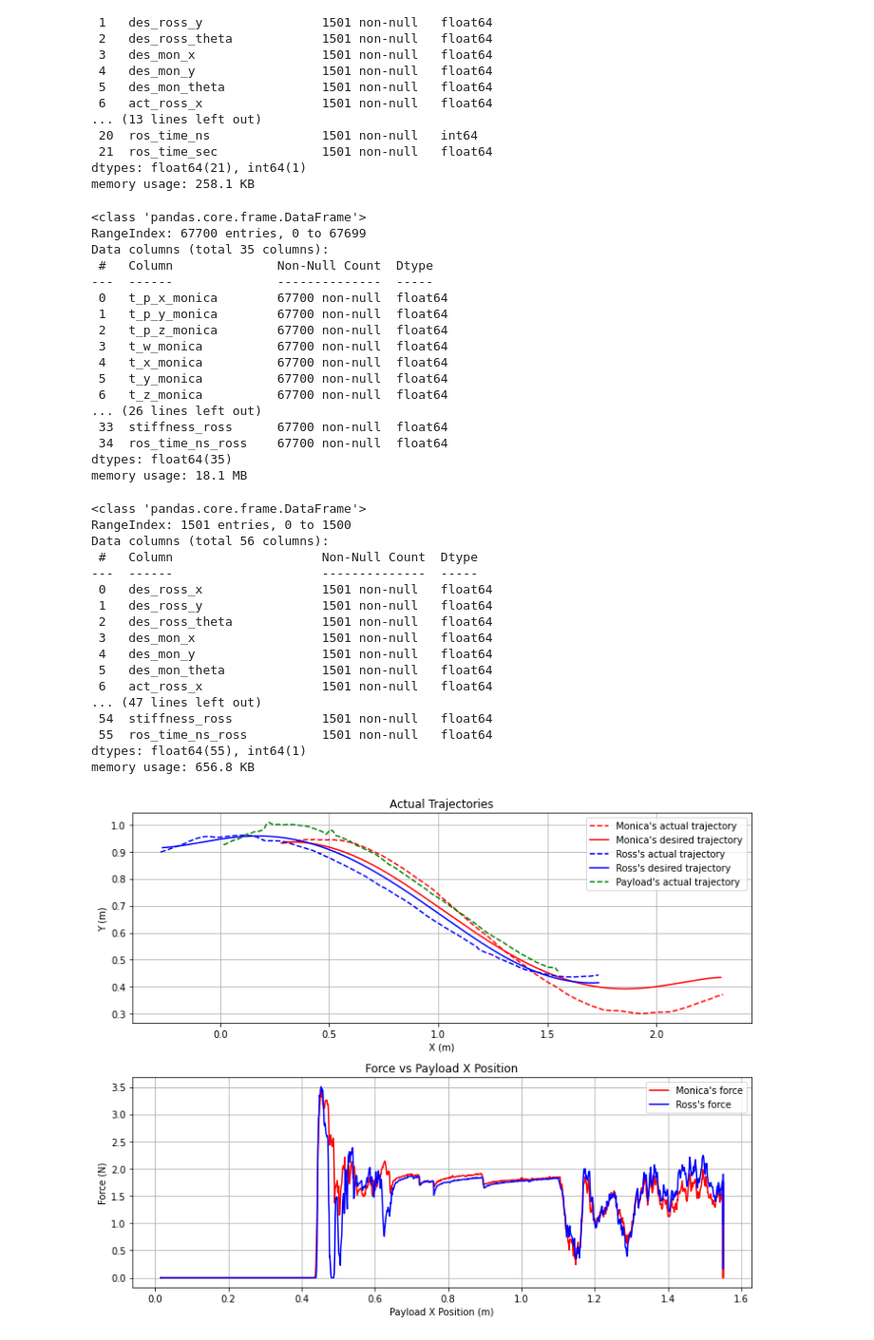
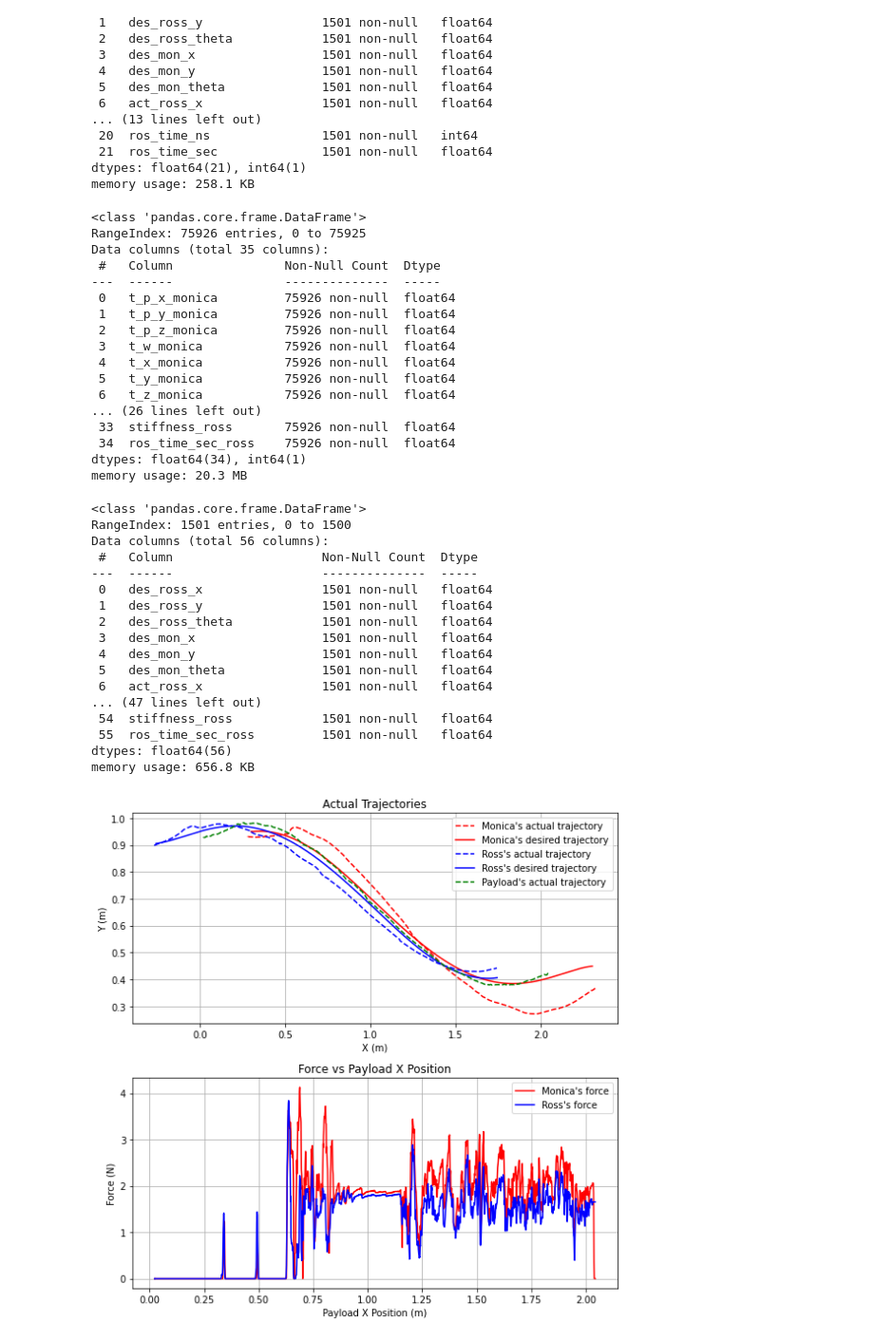
Before and after one commit to BCLab-UNM/MARIAM, a Jupyter notebook: analysis/vicon_experiments/traj_forces_plot.ipynb, the cells around one changed output. Shown: that part at 95% size. Drawn from its saved outputs; the diff is of its cells as text; code cells hidden in the pictures.

Commit message:
updated plot

```diff
--- a/analysis/vicon_experiments/traj_forces_plot.ipynb
+++ b/analysis/vicon_experiments/traj_forces_plot.ipynb
@@ -342,16 +349,14 @@ def plot_stats(
 # %% [markdown]
 ## Plotting / Data Analysis
 # %%
-csv_path = '../../data/08-30_dataset/08-30_a_experiments/08-30_a_trial_01/'
-time_col = 'ros_time_sec'
+csv_path = '../../data/08-30_dataset/08-30_dp_experiments/08-30_dp_trial_02/'
+time_col = 'ros_time_ns'
 norm_time_col = True
+# tolerance = 1_000_000 # 1 ms
+tolerance = 0.001  # 1 ms
 
 traj_df = pd.read_csv(csv_path + 'trajectory_data.csv')
 
-# normalize time column
-if norm_time_col:
-    traj_df[time_col] = (traj_df[time_col] - traj_df[time_col].min()) / (traj_df[time_col].max() - traj_df[time_col].min())
-
 traj_df.info()
 # %% [output]
 <class 'pandas.core.frame.DataFrame'>
@@ -372,33 +377,34 @@ Data columns (total 22 columns):
 dtypes: float64(21), int64(1)
 memory usage: 258.1 KB
 # %%
-admittance_df = get_admittance_data(csv_path, time_col=time_col, norm_time_col=norm_time_col)
+admittance_df = get_admittance_data(csv_path, time_col=time_col)
 
 admittance_df.info()
 # %% [output]
 <class 'pandas.core.frame.DataFrame'>
-RangeIndex: 67700 entries, 0 to 67699
+RangeIndex: 75926 entries, 0 to 75925
 Data columns (total 35 columns):
- #   Column              Non-Null Count  Dtype
----  ------              --------------  -----
- 0   t_p_x_monica        67700 non-null  float64
- 1   t_p_y_monica        67700 non-null  float64
- 2   t_p_z_monica        67700 non-null  float64
- 3   t_w_monica          67700 non-null  float64
- 4   t_x_monica          67700 non-null  float64
- 5   t_y_monica          67700 non-null  float64
- 6   t_z_monica          67700 non-null  float64
+ #   Column               Non-Null Count  Dtype
+---  ------               --------------  -----
+ 0   t_p_x_monica         75926 non-null  float64
+ 1   t_p_y_monica         75926 non-null  float64
+ 2   t_p_z_monica         75926 non-null  float64
+ 3   t_w_monica           75926 non-null  float64
+ 4   t_x_monica           75926 non-null  float64
+ 5   t_y_monica           75926 non-null  float64
+ 6   t_z_monica           75926 non-null  float64
 ... (26 lines left out)
- 33  stiffness_ross      67700 non-null  float64
- 34  ros_time_ns_ross    67700 non-null  float64
-dtypes: float64(35)
-memory usage: 18.1 MB
+ 33  stiffness_ross       75926 non-null  float64
+ 34  ros_time_sec_ross    75926 non-null  float64
+dtypes: float64(34), int64(1)
+memory usage: 20.3 MB
 # %%
 merged_df = merge_traj_and_admittance_data(
     traj_df,
     admittance_df,
     time_col=time_col,
-    tolerance=None
+    tolerance=tolerance,
+    norm_time_col=norm_time_col
 )
 
 merged_df.info()
@@ -417,11 +423,11 @@ Data columns (total 56 columns):
  6   act_ross_x                1501 non-null   float64
 ... (47 lines left out)
  54  stiffness_ross            1501 non-null   float64
- 55  ros_time_ns_ross          1501 non-null   float64
-dtypes: float64(55), int64(1)
+ 55  ros_time_sec_ross         1501 non-null   float64
+dtypes: float64(56)
 memory usage: 656.8 KB
 # %%
-plot_traj_and_force(merged_df, fig_size=(10, 8))
+plot_traj_and_force(merged_df, fig_size=(8, 8))
 # %% [output]
-[figure, old version]
+[figure, new version]
 # %%
```
Also changed, not shown: parts of 3 cells of this notebook.
